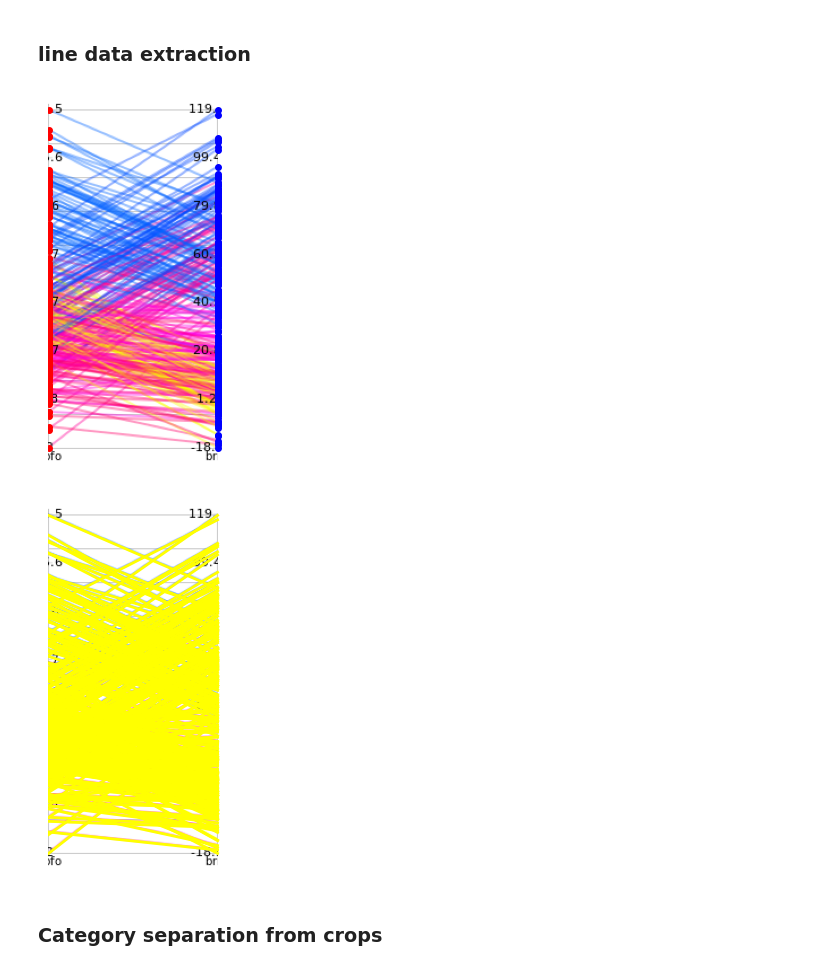
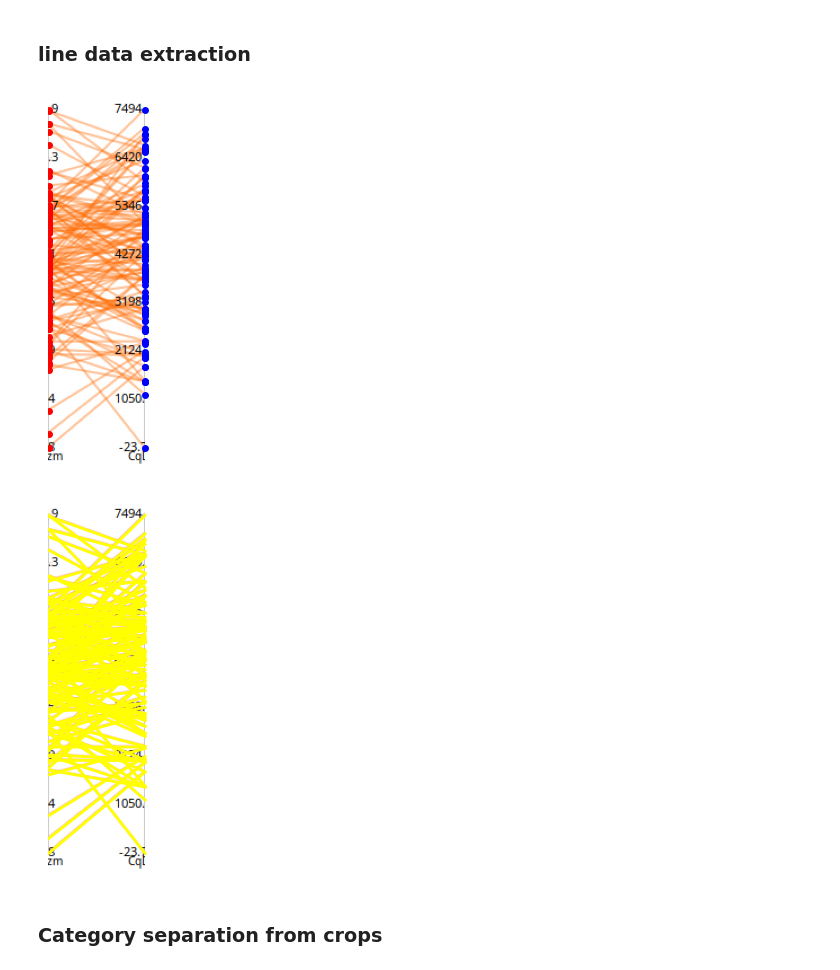
Before and after one commit to poonam2308/PaCoNet, a Jupyter notebook: notebooks/test_visualization.ipynb, the cells around one changed output. Drawn from its saved outputs; the diff is of its cells as text; code cells hidden in the pictures.

```diff
--- a/notebooks/test_visualization.ipynb
+++ b/notebooks/test_visualization.ipynb
@@ -171,20 +165,24 @@ line_json = extractor.output_file
 # %%
-# Load the new image and the all_data.json
-line_json = 'out_comb/synthetic_plots13/alldata.json'
-with open(line_json, 'r') as file:
-    all_data = json.load(file)
-
-# Filename to match
-filename = "image_1_crop_1.png"
-image_over = 'out_comb/cropping_plots/image_1_crop_1.png'
+import json
+import matplotlib.pyplot as plt
 
 
-# Extract lines for this image
-line_data = None
-for entry in all_data:
-    if entry["filename"] == filename:
-        line_data = entry["lines"]
-        break
+
+# Files
+json_file = 'out_comb/synthetic_plots13_1/image_2.json'
+filename = "image_2_crop_1.png"
+# image_over = 'out_comb/cropping_plots_no_ticks/image_2_crop_1.png'
+image_over = 'out_comb/cropping_plots/image_2_crop_1.png'
+# Load the data from image_1.json
+with open(json_file, 'r') as file:
+    data = json.load(file)
+
+# Derive crop key automatically from filename ("image_1_crop_1.png" -> "crop_1")
+crop_key = filename.split("_crop_")[-1].split(".")[0]   # "1"
+crop_key = f"crop_{crop_key}"
+
+# Extract the line data
+line_data = data["lines_by_region"][crop_key]
 
 # Plot image
 img = plt.imread(image_over)
@@ -199,22 +197,7 @@ for x1, y1, x2, y2 in line_data:
 plt.axis('off')
 plt.show()
 
-#the above only circles the coordinates
-############################### draws line@#####
-import json
-import matplotlib.pyplot as plt
 
-# Load the data from the JSON file
-with open('out_comb/synthetic_plots13/alldata.json', 'r') as file:
-    data = json.load(file)
-
-# Select the image filename
-
-line_data = None
-for entry in data:
-    if entry["filename"] == filename:
-        line_data = entry["lines"]
-        break
 
 # Load the image
 img = plt.imread(image_over)
@@ -227,6 +210,7 @@ for x1, y1, x2, y2 in line_data:
 
 plt.axis('off')
 plt.show()
+
 
 # import json, cv2
 # import numpy as np
@@ -235,35 +219,35 @@ plt.show()
 # lines = next(d["lines"] for d in json.load(open(line_json))
 #              if d["filename"]=='image_4_crop_2.png')
 
 # overlay = img.copy()
 # for x1,y1,x2,y2 in lines:
 #     cv2.circle(overlay, (int(x1),int(y1)), 3, (0,255,0), -1, lineType=cv2.LINE_AA)  # start
 #     cv2.circle(overlay, (int(x2),int(y2)), 3, (255,255,0), -1, lineType=cv2.LINE_AA) # end
 #     cv2.line(overlay, (int(x1),int(y1)), (int(x2),int(y2)), (0,255,255), 1, cv2.LINE_AA)
 
 # # optional transparency blend
 # out = cv2.addWeighted(overlay, 0.9, img, 0.1, 0)
 # cv2.imwrite('overlay_cv2.png', out)
 
 
 # from PIL import Image, ImageDraw
 # import json
 
 # img = Image.open(image_over).convert('RGBA')
 # draw = ImageDraw.Draw(img, 'RGBA')
 # lines = next(d["lines"] for d in json.load(open(line_json))
 #              if d["filename"]=='image_4_crop_2.png')
 
 # for x1,y1,x2,y2 in lines:
 #     draw.line([(x1,y1),(x2,y2)], fill=(255,255,0,180), width=2)
 #     r=3
 #     draw.ellipse([x1-r,y1-r,x1+r,y1+r], fill=(0,255,0,220))
 #     draw.ellipse([x2-r,y2-r,x2+r,y2+r], fill=(0,200,255,220))
 
 # img.save('overlay_pillow.png')
 # %% [output]
-[figure, old version]
+[figure, new version]
-[figure, old version]
+[figure, new version]
 # %% [markdown]
 ### Category separation from crops
 # %%
```
Also changed, not shown: parts of 4 cells of this notebook, 11 other files.
